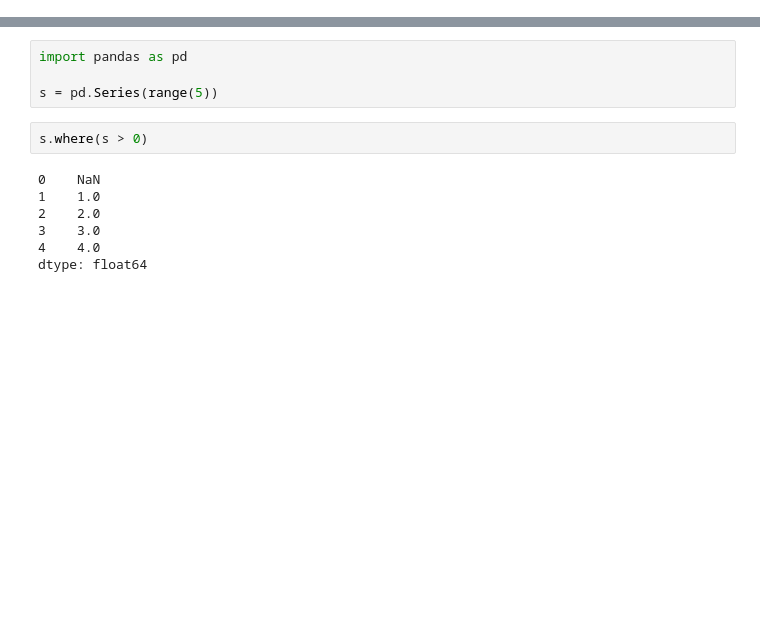
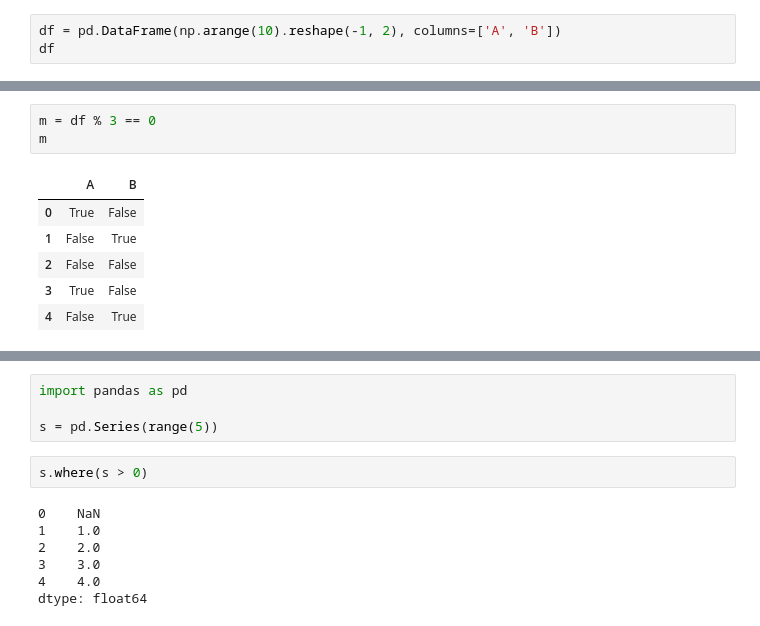
Before and after one commit to ai7dnn/day-code, a Jupyter notebook: 20240112-fri-pd-where.ipynb, the cells around one changed output, grey strips where cells are left out. Saved outputs shown, nothing was run; the diff lists cells and outputs as text; blank space fills up the shorter version.

```diff
--- a/20240112-fri-pd-where.ipynb
+++ b/20240112-fri-pd-where.ipynb
@@ -0,0 +180,3 @@
+# %%
+df = pd.DataFrame(np.arange(10).reshape(-1, 2), columns=['A', 'B'])
+df
@@ -0,0 +190,10 @@
+# %%
+m = df % 3 == 0
+m
+# %% [output]
+|  | A | B |
+| 0 | True | False |
+| 1 | False | True |
+| 2 | False | False |
+| 3 | True | False |
+| 4 | False | True |
```
Also changed, not shown: parts of 37 cells of this notebook, 2 other files.
